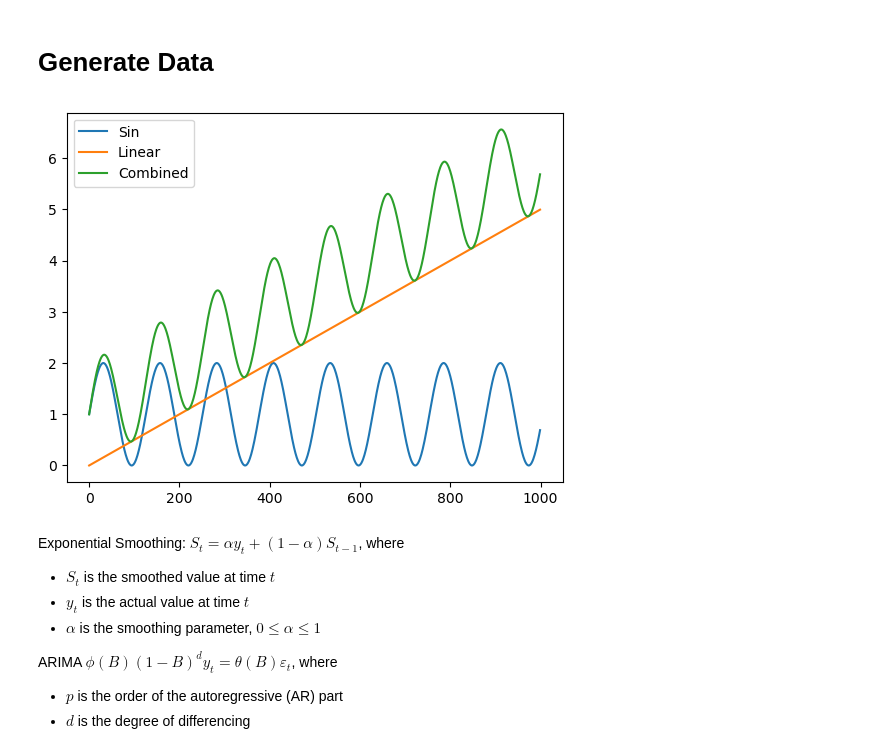
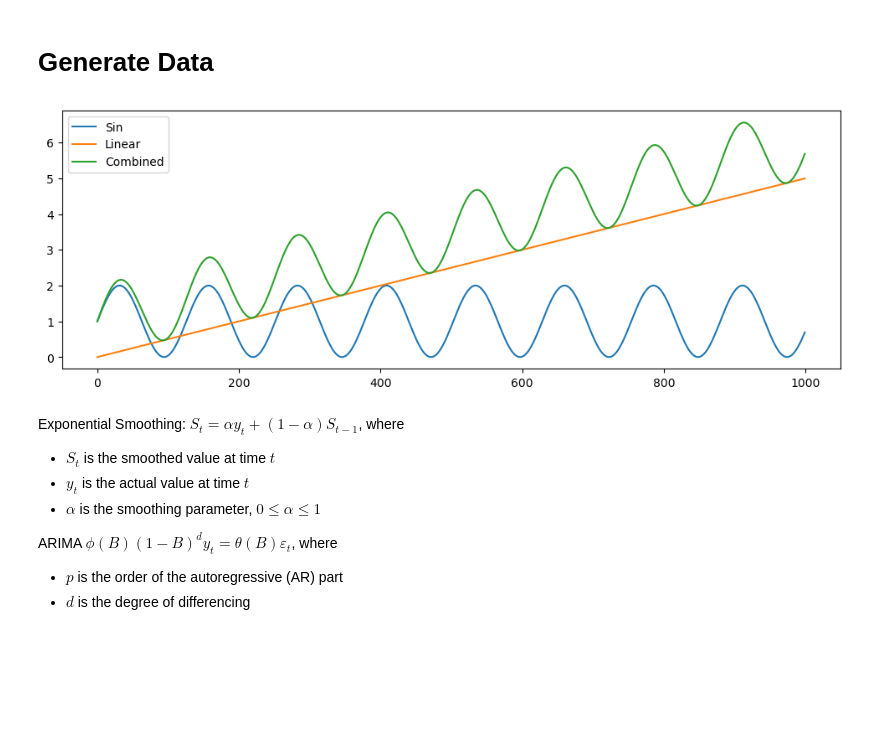
Before and after one commit to Jordanbarker/jordanbarker.github.io, a Jupyter notebook: Jupyter_Notebooks/TimeSeries.ipynb, the cells around one changed output. Drawn from its saved outputs; the diff is of its cells as text; code cells hidden in the pictures; blank space fills up the shorter version.

```diff
--- a/Jupyter_Notebooks/TimeSeries.ipynb
+++ b/Jupyter_Notebooks/TimeSeries.ipynb
@@ -3,22 +3,25 @@
 # %%
 import numpy as np
 import matplotlib.pyplot as plt
+from statsmodels.tsa.api import ExponentialSmoothing, SimpleExpSmoothing, Holt
+from statsmodels.tsa.arima.model import ARIMA
 
 sin = 1+np.sin(np.arange(1000)*.05)
 linear = np.arange(1000)*.005
 combined = sin + linear
 
 # Split the data into train and test sets
 train_size = int(len(combined) * 0.8)
 train, test = combined[:train_size], combined[train_size:]
 
+plt.figure(figsize=(12, 4))
 plt.plot(sin, label='Sin')
 plt.plot(linear, label='Linear')
 plt.plot(combined, label='Combined')
 plt.legend()
 plt.show()
 # %% [output]
-[figure, old version]
+[figure, new version]
 # %% [markdown]
 
 Exponential Smoothing:
```
Also changed, not shown: parts of 10 cells of this notebook.
